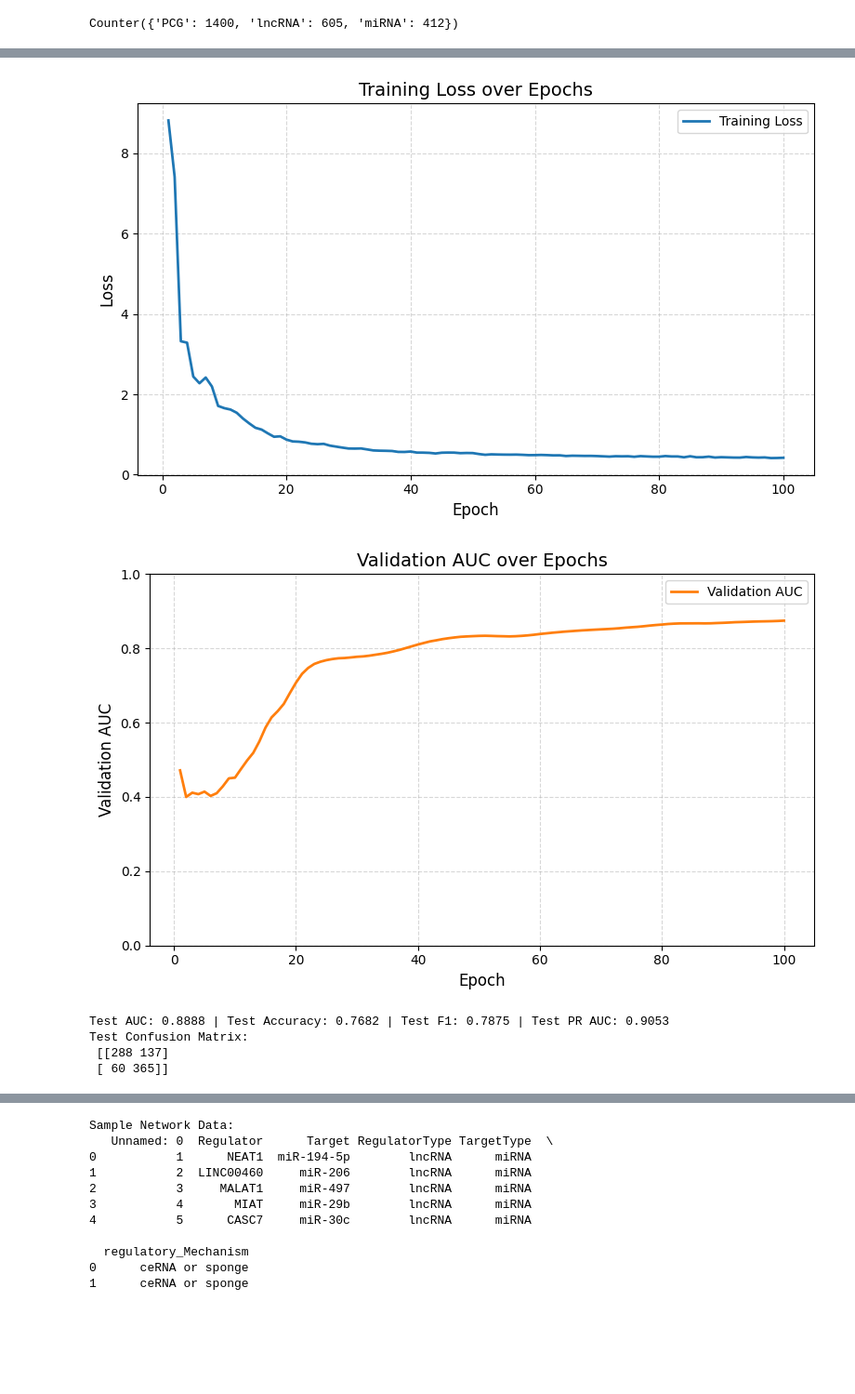
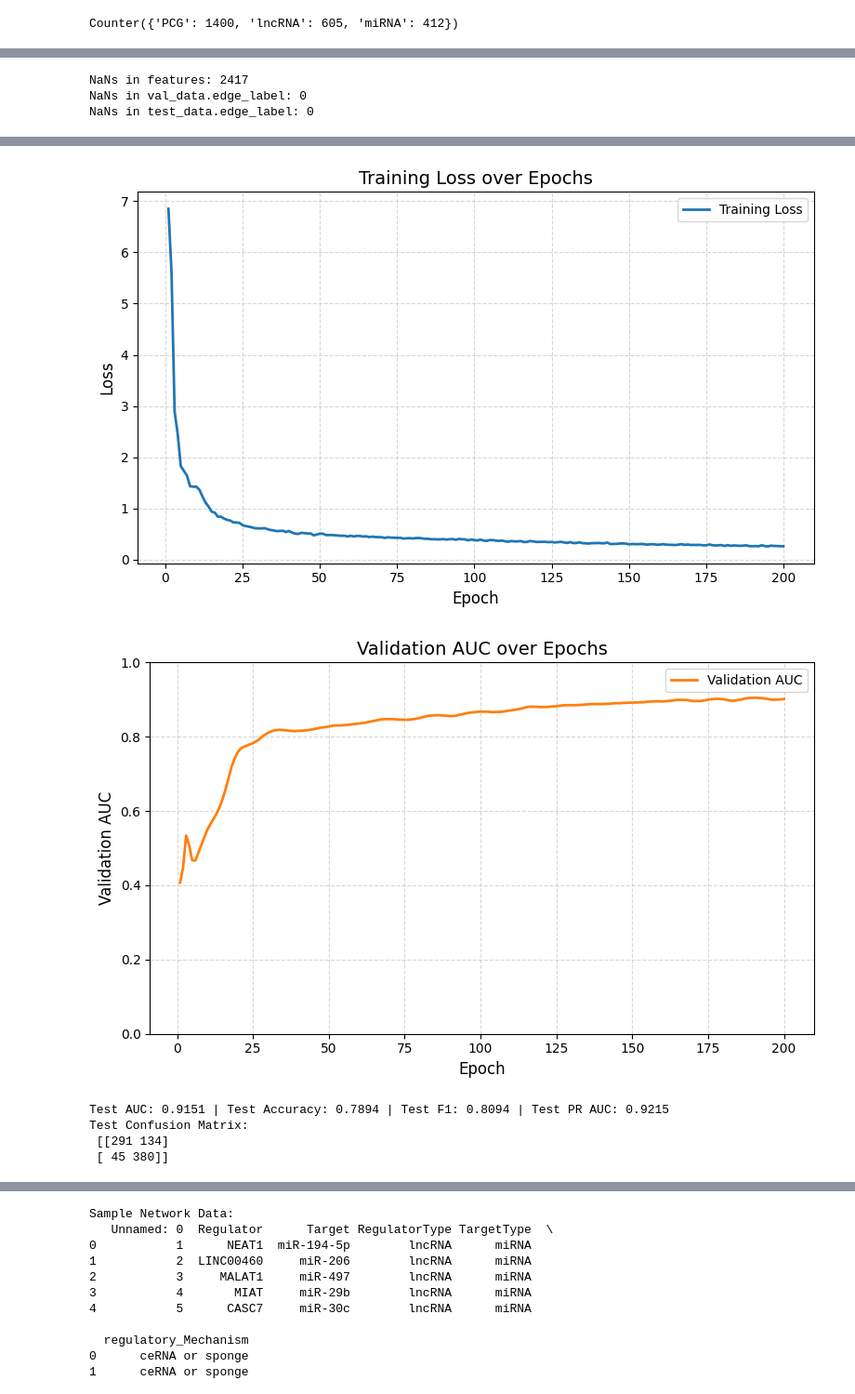
Before and after one commit to bioUroZC/LincGNN, a Jupyter notebook: LinkPrediction/LinkModel.ipynb, the cells around one changed output, grey strips where cells are left out. Shown at 93% size. Drawn from its saved outputs; the diff is of its cells as text; code cells hidden in the pictures; blank space fills up the shorter version.

Commit message:
switched to heterogenous graph logic, used new file with all embeddings, plots

```diff
--- a/LinkPrediction/LinkModel.ipynb
+++ b/LinkPrediction/LinkModel.ipynb
@@ -579,3 +472,14 @@ class GCNLinkPredictor(nn.Module):
+# %%
+# Check for NaNs in node features
+print("NaNs in features:", torch.isnan(data.x).sum().item())
+
+# Check for NaNs in edge labels (for validation and test splits)
+print("NaNs in val_data.edge_label:", torch.isnan(val_data.edge_label).sum().item())
+print("NaNs in test_data.edge_label:", torch.isnan(test_data.edge_label).sum().item())
+# %% [output]
+NaNs in features: 2417
+NaNs in val_data.edge_label: 0
+NaNs in test_data.edge_label: 0
 # %%
 import torch
 import torch.nn as nn
@@ -587,7 +491,7 @@ device = torch.device('cuda' if torch.cuda.is_available() else 'cpu')
 # Create model
 # Create model
 model = GCNLinkPredictor(
-    in_channels=128,
+    in_channels=dataset.x.shape[1],
     hidden_channels=64,
     num_relations=dataset.num_relations,  # From dataset, not train_data
     num_node_types=len(set(dataset.node_types.values()))  # From dataset
@@ -650,7 +554,7 @@ def test(data):
     return auc_score, acc, f1, pr_auc, cm
 
 # Training loop
-epochs = 100
+epochs = 200
 train_losses = []
 val_aucs = []
 
@@ -704,6 +614,6 @@ Epoch 100 | Loss: 0.4205 | Val AUC: 0.8746 | Val F1: 0.7732
-[figure, old version]
+[figure, new version]
-[figure, old version]
+[figure, new version]
-Test AUC: 0.8888 | Test Accuracy: 0.7682 | Test F1: 0.7875 | Test PR AUC: 0.9053
+Test AUC: 0.9151 | Test Accuracy: 0.7894 | Test F1: 0.8094 | Test PR AUC: 0.9215
 Test Confusion Matrix:
- [[288 137]
- [ 60 365]]
+ [[291 134]
+ [ 45 380]]
```
Also changed, not shown: parts of 12 cells of this notebook.
